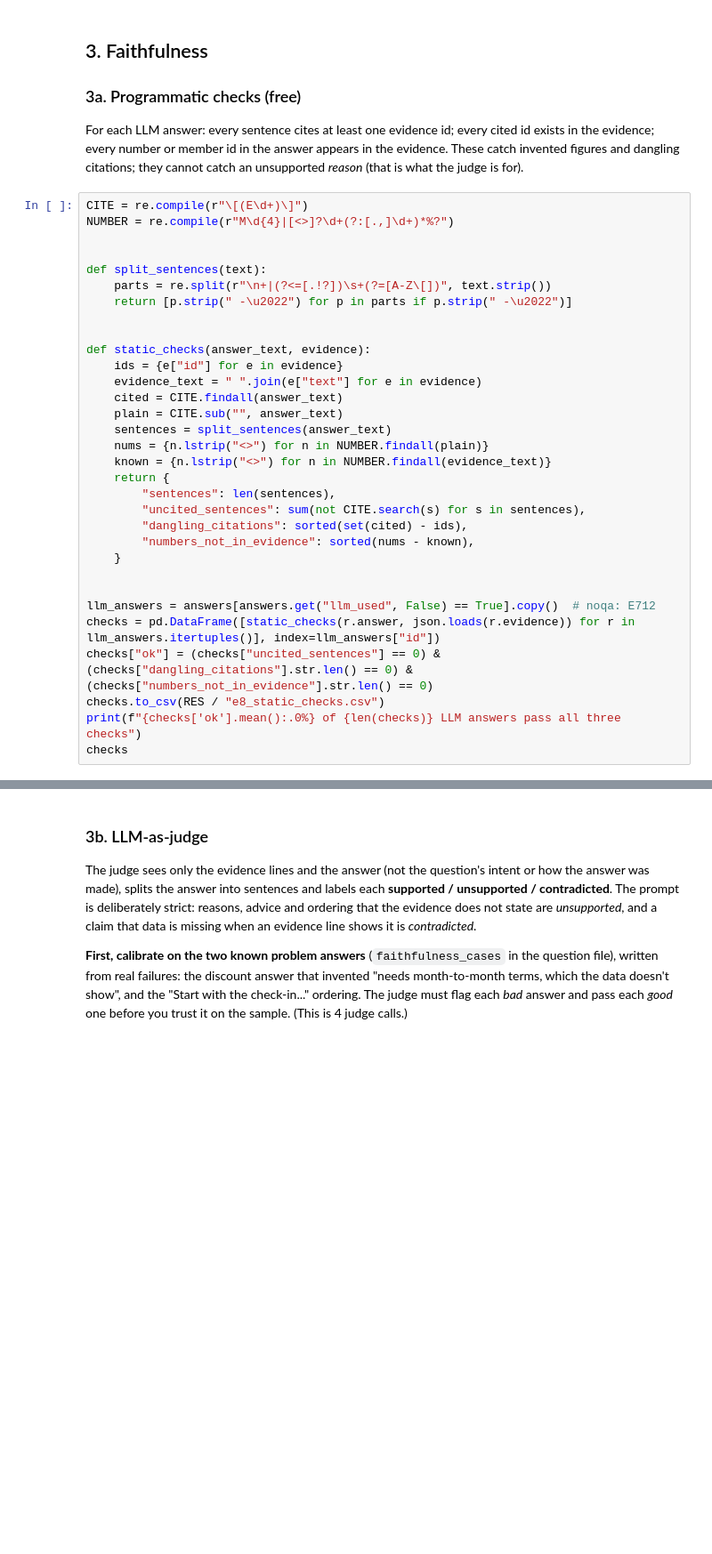
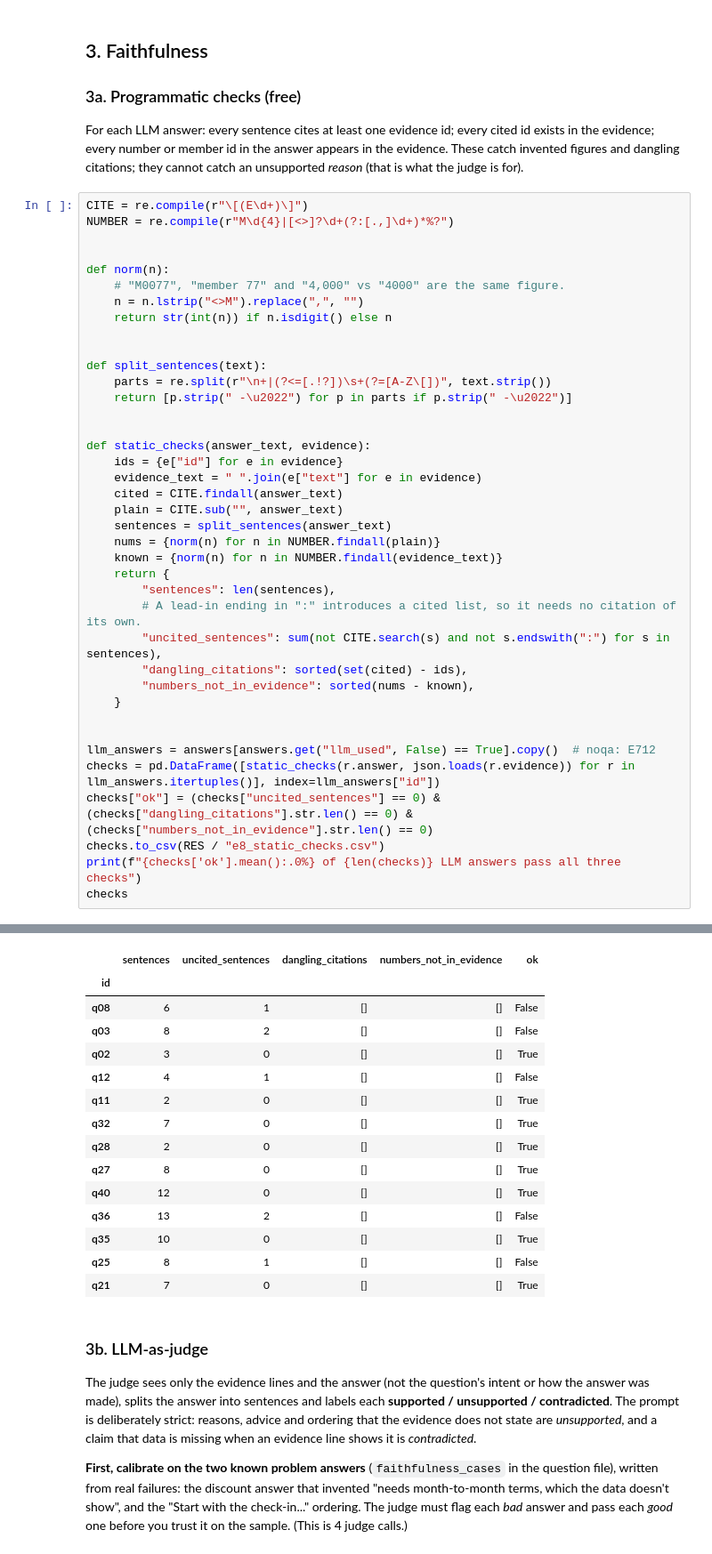
Before and after one commit to sgtaziz/IRS-PM-2026-08-17-ISFT-GRP-16-AnchorAI, a Jupyter notebook: SystemCode/notebooks/c_e8_assistant.ipynb, the cells around one changed output, grey strips where cells are left out. Shown at 89% size. Drawn from its saved outputs; the diff is of its cells as text; blank space fills up the shorter version.

```diff
--- a/SystemCode/notebooks/c_e8_assistant.ipynb
+++ b/SystemCode/notebooks/c_e8_assistant.ipynb
@@ -240,6 +316,12 @@ an unsupported *reason* (that is what the judge is for).
 # %%
 CITE = re.compile(r"\[(E\d+)\]")
 NUMBER = re.compile(r"M\d{4}|[<>]?\d+(?:[.,]\d+)*%?")
+
+
+def norm(n):
+    # "M0077", "member 77" and "4,000" vs "4000" are the same figure.
+    n = n.lstrip("<>M").replace(",", "")
+    return str(int(n)) if n.isdigit() else n
 
 
 def split_sentences(text):
@@ -253,11 +335,12 @@ def static_checks(answer_text, evidence):
     cited = CITE.findall(answer_text)
     plain = CITE.sub("", answer_text)
     sentences = split_sentences(answer_text)
-    nums = {n.lstrip("<>") for n in NUMBER.findall(plain)}
-    known = {n.lstrip("<>") for n in NUMBER.findall(evidence_text)}
+    nums = {norm(n) for n in NUMBER.findall(plain)}
+    known = {norm(n) for n in NUMBER.findall(evidence_text)}
     return {
         "sentences": len(sentences),
-        "uncited_sentences": sum(not CITE.search(s) for s in sentences),
+        # A lead-in ending in ":" introduces a cited list, so it needs no citation of its own.
+        "uncited_sentences": sum(not CITE.search(s) and not s.endswith(":") for s in sentences),
         "dangling_citations": sorted(set(cited) - ids),
         "numbers_not_in_evidence": sorted(nums - known),
     }
@@ -269,3 +352,4 @@ checks["ok"] = (checks["uncited_sentences"] == 0) & (checks["dangling_citations"
 checks.to_csv(RES / "e8_static_checks.csv")
 print(f"{checks['ok'].mean():.0%} of {len(checks)} LLM answers pass all three checks")
 checks
+# %% [output]
@@ -272,3 +357,18 @@ checks
+|  | sentences | uncited_sentences | dangling_citations | numbers_not_in_evidence | ok |
+| id |  |  |  |  |  |
+| q08 | 6 | 1 | [] | [] | False |
+| q03 | 8 | 2 | [] | [] | False |
+| q02 | 3 | 0 | [] | [] | True |
+| q12 | 4 | 1 | [] | [] | False |
+| q11 | 2 | 0 | [] | [] | True |
+| q32 | 7 | 0 | [] | [] | True |
+| q28 | 2 | 0 | [] | [] | True |
+| q27 | 8 | 0 | [] | [] | True |
+| q40 | 12 | 0 | [] | [] | True |
+| q36 | 13 | 2 | [] | [] | False |
+| q35 | 10 | 0 | [] | [] | True |
+| q25 | 8 | 1 | [] | [] | False |
+| q21 | 7 | 0 | [] | [] | True |
 # %% [markdown]
 ### 3b. LLM-as-judge
 
```
Also changed, not shown: parts of 18 cells of this notebook, 15 other files.
